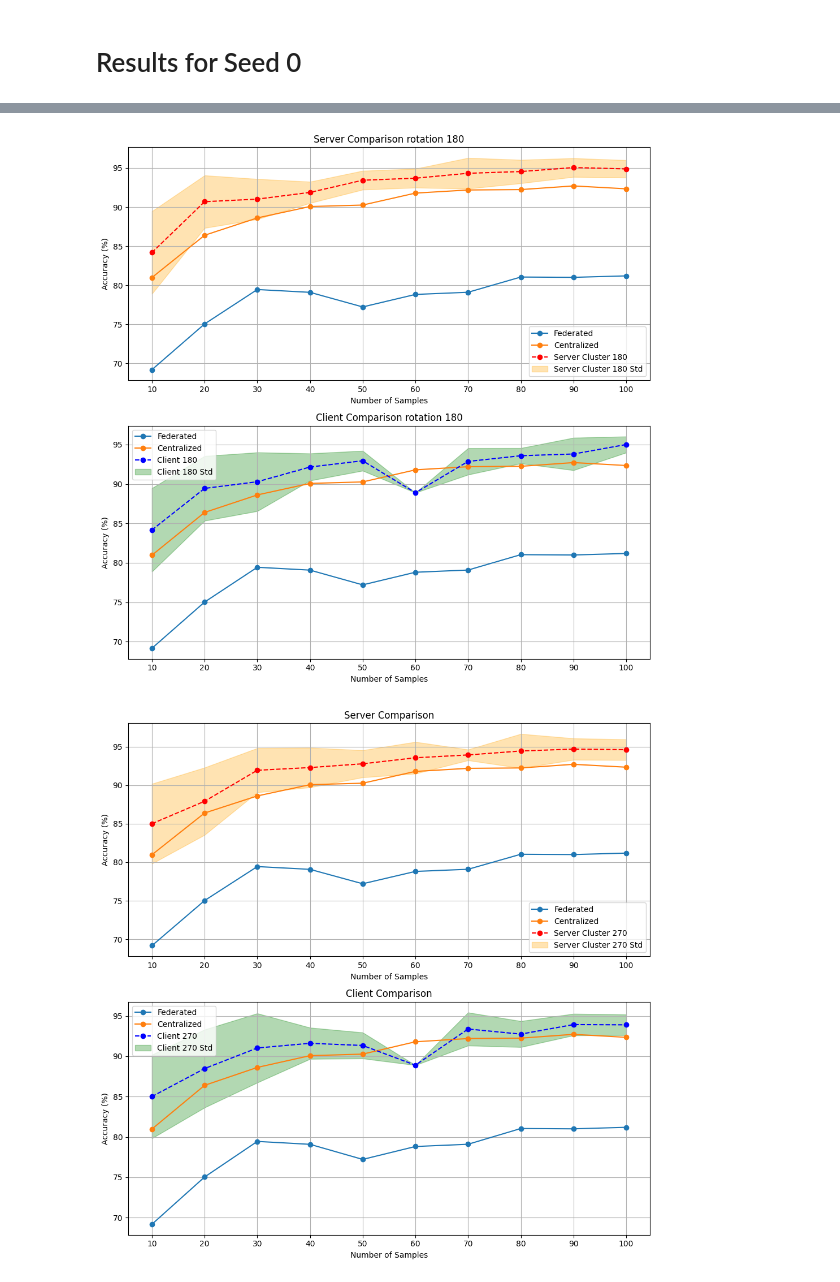
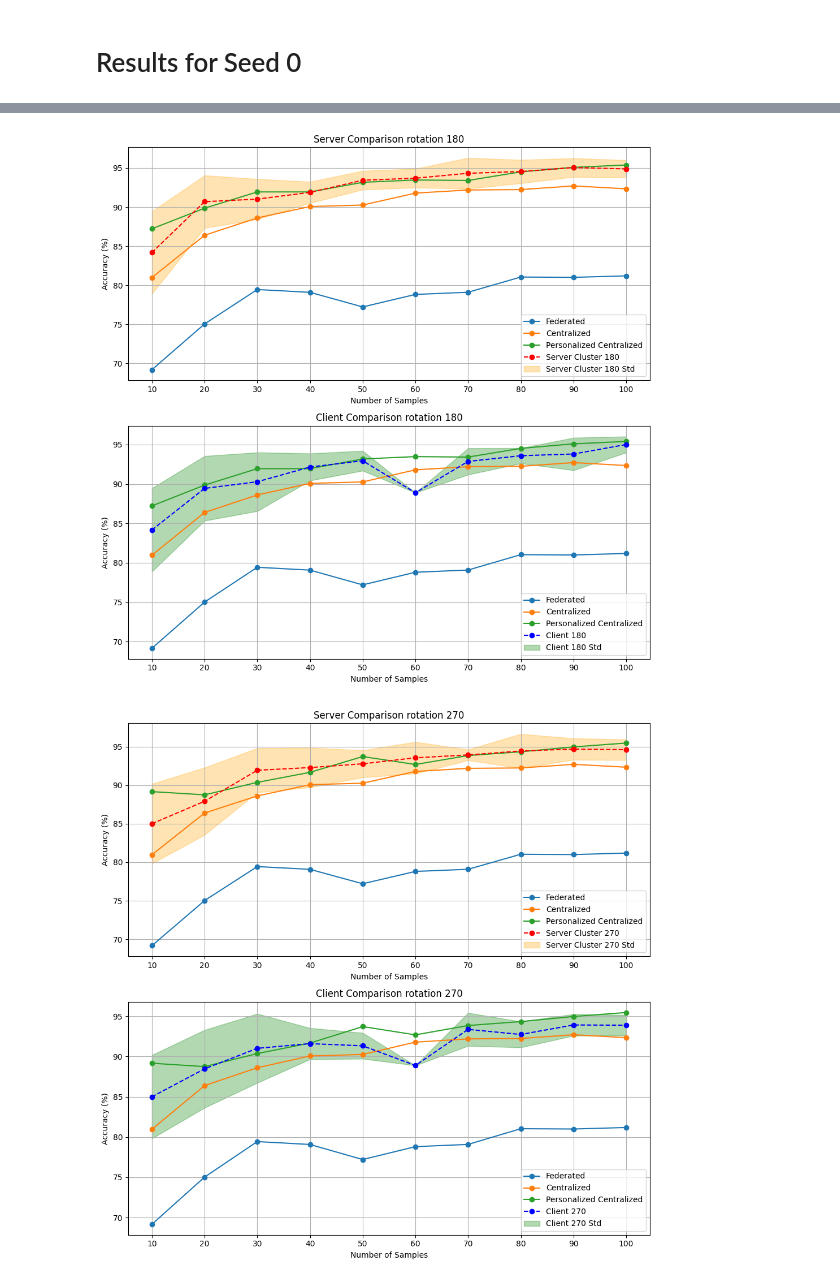
Before and after one commit to leahcimali/Comparative-Evaluation-of-Clustered-Federated-Learning-Methods, a Jupyter notebook: Results.ipynb, the cells around one changed output, grey strips where cells are left out. Cells and saved outputs as stored; diff of their text form; code cells hidden in the pictures.

```diff
--- a/Results.ipynb
+++ b/Results.ipynb
@@ -107,6 +116,7 @@ import numpy as np
 # Data
 federated = [69.17, 75.03, 79.44, 79.08, 77.21, 78.81, 79.09, 81.04, 81.00, 81.19]
 centralized = [80.97, 86.39, 88.61, 90.07, 90.26, 91.79, 92.19, 92.24, 92.71, 92.34]
+centralized180 = [87.22,89.86,91.94,91.94 ,93.17,93.47,93.41,94.51,95.09,95.39]
 servercluster180acc = [84.17, 90.69, 91.02, 91.88, 93.44, 93.70, 94.33, 94.55, 95.06, 94.89]
 servercluster180std = [5.29, 3.37, 2.58, 1.366, 1.21, 1.21, 1.97, 1.50, 1.20, 1.12]
 client180acc = [84.17, 89.44, 90.28, 92.15, 92.94, 88.89, 92.86, 93.58, 93.80, 95.00]
@@ -121,6 +131,7 @@ fig, (ax1, ax2) = plt.subplots(2, 1, figsize=(10, 10))
 # Plot for Server
 ax1.plot(x_values, federated, label='Federated', marker='o')
 ax1.plot(x_values, centralized, label='Centralized', marker='o')
+ax1.plot(x_values, centralized180, label='Personalized Centralized', marker='o')
 ax1.plot(x_values, servercluster180acc, label='Server Cluster 180', marker='o', linestyle='--', color='red')
 ax1.fill_between(x_values, np.array(servercluster180acc) - np.array(servercluster180std),
                  np.array(servercluster180acc) + np.array(servercluster180std),
@@ -135,6 +146,8 @@ ax1.grid(True)
 # Plot for Client
 ax2.plot(x_values, federated, label='Federated', marker='o')
 ax2.plot(x_values, centralized, label='Centralized', marker='o')
+ax2.plot(x_values, centralized180, label='Personalized Centralized', marker='o')
+
 ax2.plot(x_values, client180acc, label='Client 180', marker='o', linestyle='--', color='blue')
 ax2.fill_between(x_values, np.array(client180acc) - np.array(client180std),
                  np.array(client180acc) + np.array(client180std),
@@ -149,7 +162,7 @@ ax2.grid(True)
 plt.tight_layout()
 plt.show()
 # %% [output]
-[figure, old version]
+[figure, new version]
 # %%
 import matplotlib.pyplot as plt
 import numpy as np
@@ -157,6 +170,7 @@ import numpy as np
 # Data
 federated = [69.17, 75.03, 79.44, 79.08, 77.21, 78.81, 79.09, 81.04, 81.00, 81.19]
 centralized = [80.97, 86.39, 88.61, 90.07, 90.26, 91.79, 92.19, 92.24, 92.71, 92.34]
+centralized270 = [89.17, 88.75, 90.37, 91.67, 93.72, 92.69, 93.85, 94.34, 94.97,  95.47]
 servercluster270acc = [85.00, 87.92, 91.94, 92.29, 92.78, 93.56, 93.93, 94.44, 94.69, 94.61]
 servercluster270std = [5.18, 4.37, 2.87, 2.57, 1.76, 2.06, 0.70, 2.22, 1.39, 1.34]
 client270acc = [85.00, 88.47, 91.02, 91.60, 91.33, 88.89, 93.37, 92.74, 93.92, 93.89]
@@ -171,35 +185,38 @@ fig, (ax1, ax2) = plt.subplots(2, 1, figsize=(10, 10))
 # Plot for Server
 ax1.plot(x_values, federated, label='Federated', marker='o')
 ax1.plot(x_values, centralized, label='Centralized', marker='o')
+ax1.plot(x_values, centralized270, label='Personalized Centralized', marker='o')
+
 ax1.plot(x_values, servercluster270acc, label='Server Cluster 270', marker='o', linestyle='--', color='red')
 ax1.fill_between(x_values, np.array(servercluster270acc) - np.array(servercluster270std),
                  np.array(servercluster270acc) + np.array(servercluster270std),
                  alpha=0.3, color='orange', label='Server Cluster 270 Std')
 ax1.set_title('Server Comparison rotation 270')
 ax1.set_xlabel('Number of Samples')
 ax1.set_ylabel('Accuracy (%)')
 ax1.set_xticks(x_values)
 ax1.legend()
 ax1.grid(True)
 
 # Plot for Client
 ax2.plot(x_values, federated, label='Federated', marker='o')
 ax2.plot(x_values, centralized, label='Centralized', marker='o')
+ax2.plot(x_values, centralized270, label='Personalized Centralized', marker='o')
 ax2.plot(x_values, client270acc, label='Client 270', marker='o', linestyle='--', color='blue')
 ax2.fill_between(x_values, np.array(client270acc) - np.array(client270std),
                  np.array(client270acc) + np.array(client270std),
                  alpha=0.3, color='green', label='Client 270 Std')
 ax2.set_title('Client Comparison rotation 270')
 ax2.set_xlabel('Number of Samples')
 ax2.set_ylabel('Accuracy (%)')
 ax2.set_xticks(x_values)
 ax2.legend()
 ax2.grid(True)
 
 plt.tight_layout()
 plt.show()
 # %% [output]
-[figure, old version]
+[figure, new version]
 # %%
 federated = [69.17, 75.03,79.44,79.08,77.21, 78.81,79.09, 81.04,81.00,81.19]
 centralized = [80.97,86.39, 88.61,90.07,90.26,91.79,92.19,92.24,92.71, 92.34]
```
Also changed, not shown: parts of 2 cells of this notebook, 11 other files.
